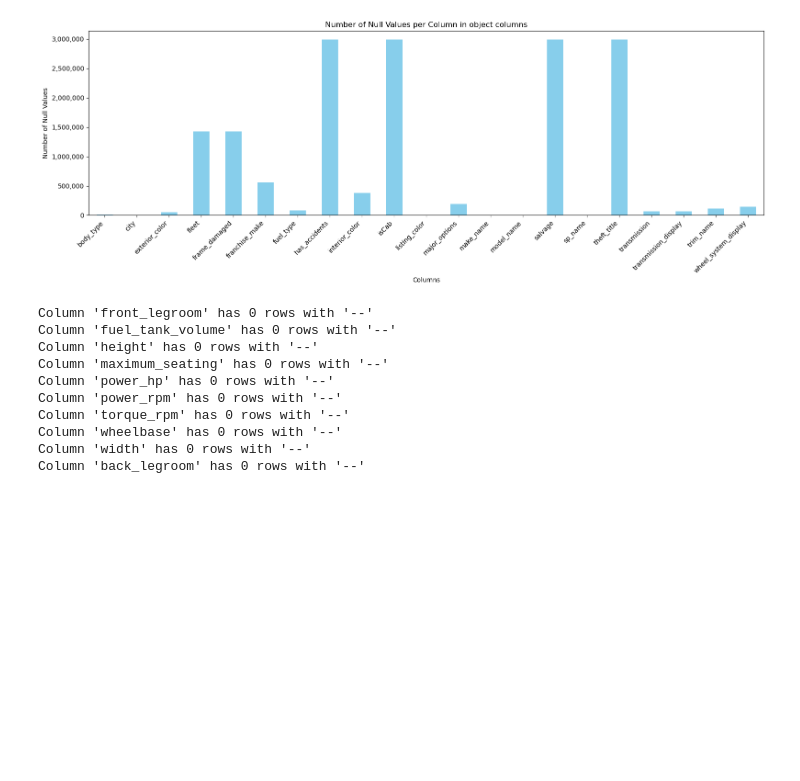
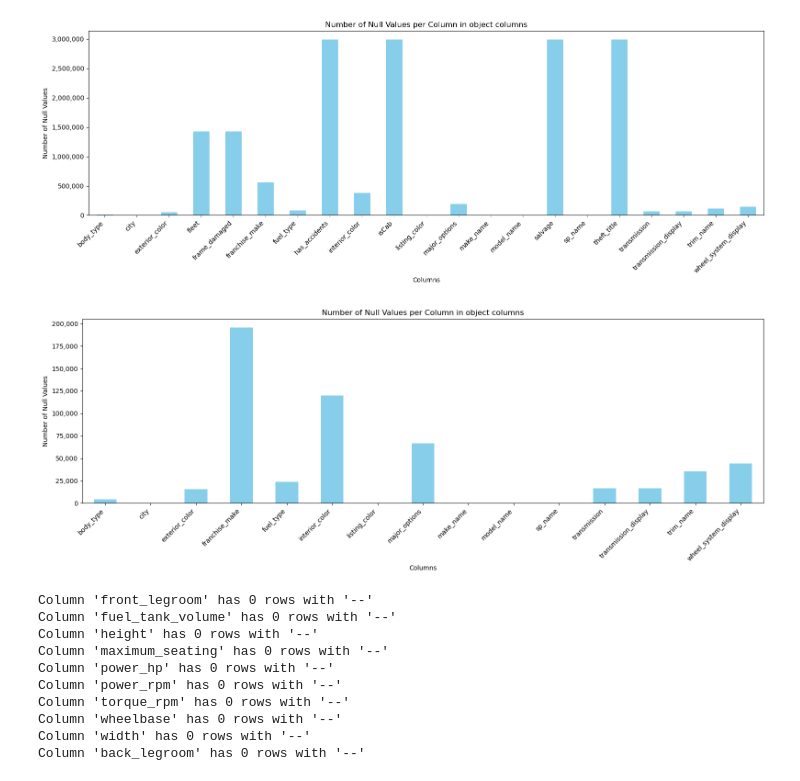
Before and after one commit to JermuSo/aida_project_group1, a Jupyter notebook: docs/Phase 3/phase_3_results.ipynb, the cells around one changed output. Saved outputs shown, nothing was run; the diff lists cells and outputs as text; code cells hidden in the pictures; blank space fills up the shorter version.

```diff
--- a/docs/Phase 3/phase_3_results.ipynb
+++ b/docs/Phase 3/phase_3_results.ipynb
@@ -310,6 +256,24 @@ plt.tight_layout()
 plt.show()
 # %% [output]
 [figure]
+# %%
+# Tämä kuva kun osa sarakkeiden tyypeistä oli muutettu/ poistettu, sis vaan 1 milj riviä, ei koko aineisto
+# Vain vertauksen vuoksi tuohon edelliseen
+import pandas as pd
+import matplotlib.pyplot as plt
+
+plt.figure(figsize=(16, 6))
+null_counts.plot.bar(color='skyblue')
+plt.title('Number of Null Values per Column in object columns')
+plt.xlabel('Columns')
+plt.ylabel('Number of Null Values')
+plt.xticks(rotation=45, ha='right')
+
+plt.gca().yaxis.set_major_formatter(plt.FuncFormatter(lambda x, _: f'{int(x):,}'))
+plt.tight_layout()
+plt.show()
+# %% [output]
+[figure, added]
 # %%
 columns_to_check = ['front_legroom', 'fuel_tank_volume', 'height', 'maximum_seating',
                     'power_hp', 'power_rpm', 'torque_rpm', 'wheelbase', 'width', 'back_legroom']
```
Also changed, not shown: parts of 18 cells of this notebook.
